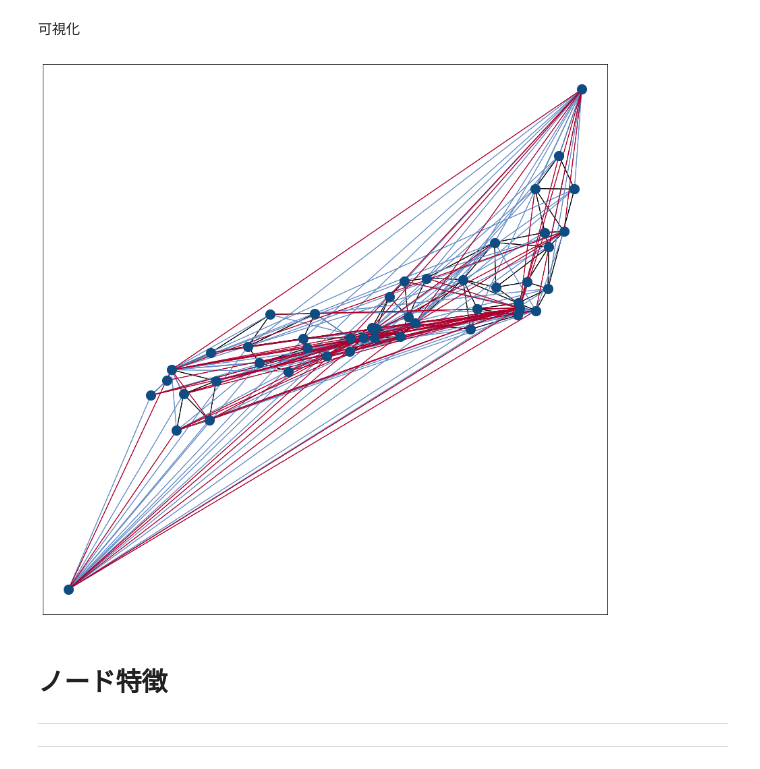
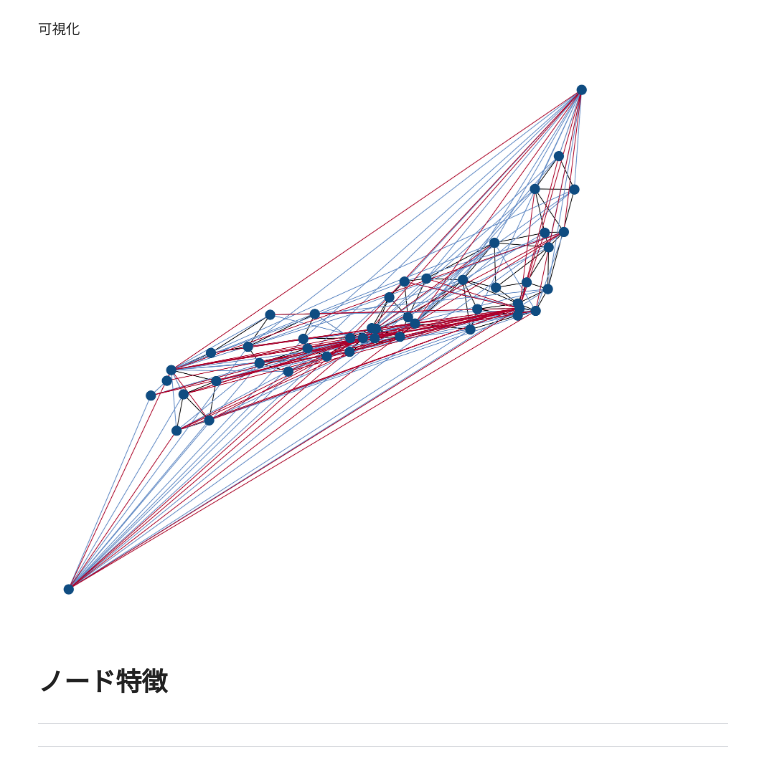
Before and after one commit to sirakik/japan_graph, a Jupyter notebook: japan_graph.ipynb, the cells around one changed output. Cells and saved outputs as stored; diff of their text form; code cells hidden in the pictures.

```diff
--- a/japan_graph.ipynb
+++ b/japan_graph.ipynb
@@ -100,9 +108,19 @@ src, dst = tuple(zip(*roop_edge))
 japan_g.add_edges(src, dst)
 
 # 描画
+# 枠線消し
+ax = plt.gca() # get current axis
+ax.spines["right"].set_color("none")
+ax.spines["left"].set_color("none")
+ax.spines["top"].set_color("none")
+ax.spines["bottom"].set_color("none")
+#ax.set_facecolor('#000000')
+
 plt.rcParams['figure.figsize'] = (15.0, 15.0)
+plt.rcParams['figure.dpi'] = 300
 nx_japan_g = japan_g.to_networkx()
 pos_ = {n: (todofukencho_xy[n][1], todofukencho_xy[n][0]) for n in range(len(todofuken))}
 nx.draw_networkx(nx_japan_g, pos=pos_, arrows=False, node_size=200, with_labels=False, labels=todofuken, node_color='#0F4C81', edge_color='#000000')
+#nx.draw_networkx(nx_japan_g, pos=pos_, arrows=False, node_size=200, with_labels=False, labels=todofuken, node_color='#81D8D0', edge_color='#81D8D0')
 plt.show()
 # %% [output]
@@ -232,12 +250,21 @@ many_pas_g.add_edges(src, dst)
 # %% [markdown]
 可視化
 # %%
+# 枠線消し
+ax = plt.gca() # get current axis
+ax.spines["right"].set_color("none")
+ax.spines["left"].set_color("none")
+ax.spines["top"].set_color("none")
+ax.spines["bottom"].set_color("none")
+
+plt.rcParams['figure.figsize'] = (15.0, 15.0)
+plt.rcParams['figure.dpi'] = 300
 nx.draw_networkx(nx_japan_g, pos=pos_, arrows=False, node_size=200, with_labels=False, labels=todofuken, node_color='#0F4C81', edge_color='#000000')
 nx.draw_networkx_edges(few_pas_g.to_networkx(), pos=pos_, arrows=False, edge_color='#658DC6') # 青: few_pas_edge
 nx.draw_networkx_edges(many_pas_g.to_networkx(), pos=pos_, arrows=False, edge_color='#AD002D') # 赤: many_pas_edge
 plt.show()
 # %% [output]
-[figure, old version]
+[figure, new version]
 # %% [markdown]
 # ノード特徴
 
```
Also changed, not shown: parts of 13 cells of this notebook.
